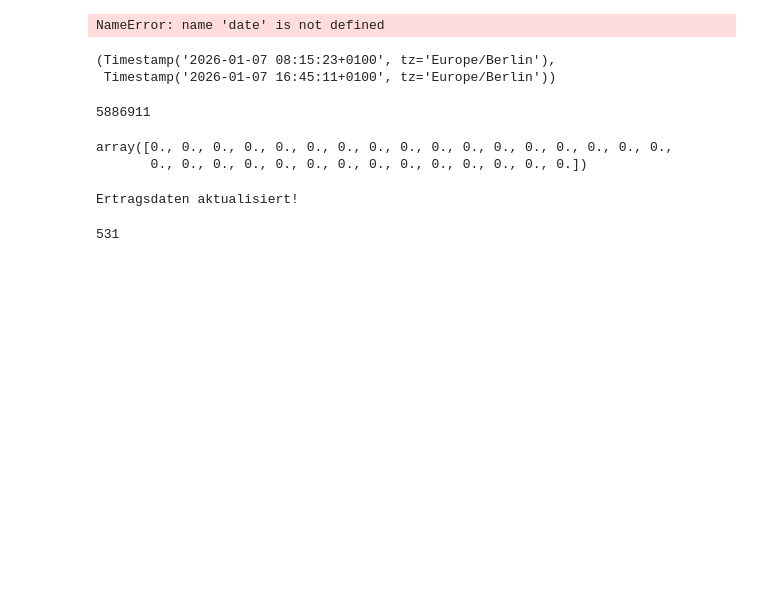
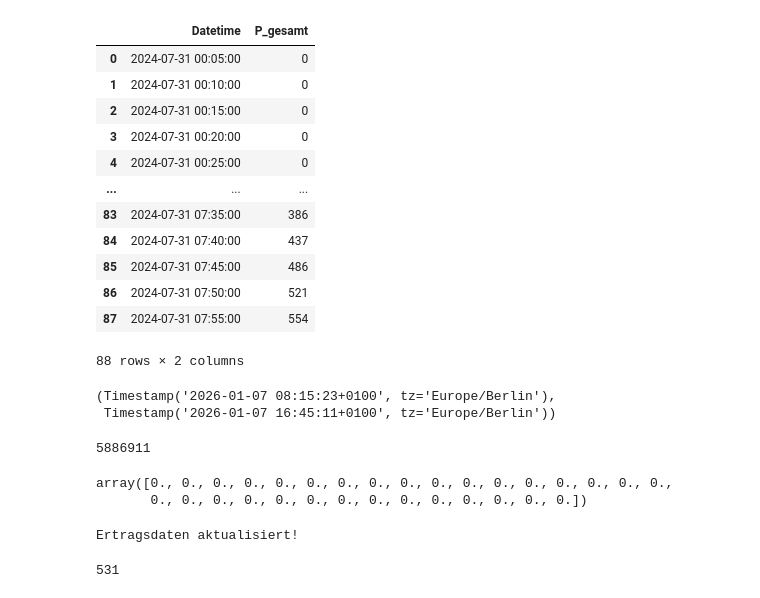
Before and after one commit to SimonWolf/OEEG, a Jupyter notebook: detail_class.ipynb, the cells around one changed output. Cells and saved outputs as stored; diff of their text form; code cells hidden in the pictures; blank space fills up the shorter version.

```diff
--- a/detail_class.ipynb
+++ b/detail_class.ipynb
@@ -7,14 +51,19 @@ Anlage = Standort("muensingen")
 # %%
-from src.ui.day import plot_day
-dt = date.today()
-fig = plot_day(
-    Anlage.load_total_power_of_day(dt),
-    Anlage.load_wr_power_of_day(dt),
-    *Anlage.calculate_sunrise_times(dt)
-)
-fig
+df
 # %% [output]
+|  | Datetime | P_gesamt |
+| 0 | 2024-07-31 00:05:00 | 0 |
+| 1 | 2024-07-31 00:10:00 | 0 |
+| 2 | 2024-07-31 00:15:00 | 0 |
+| 3 | 2024-07-31 00:20:00 | 0 |
+| 4 | 2024-07-31 00:25:00 | 0 |
+| ... | ... | ... |
+| 83 | 2024-07-31 07:35:00 | 386 |
+| 84 | 2024-07-31 07:40:00 | 437 |
+| 85 | 2024-07-31 07:45:00 | 486 |
+| 86 | 2024-07-31 07:50:00 | 521 |
+| 87 | 2024-07-31 07:55:00 | 554 |
-NameError: name 'date' is not defined
+88 rows × 2 columns
 # %%
 Anlage.calculate_sunrise_times(date.today())
 # %% [output]
```
Also changed, not shown: parts of 6 cells of this notebook, 2 other files.
